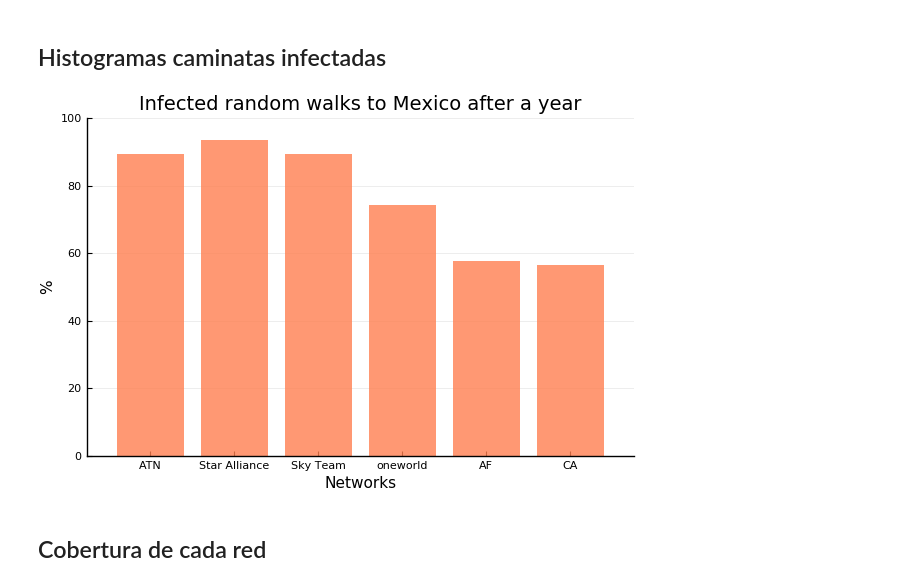
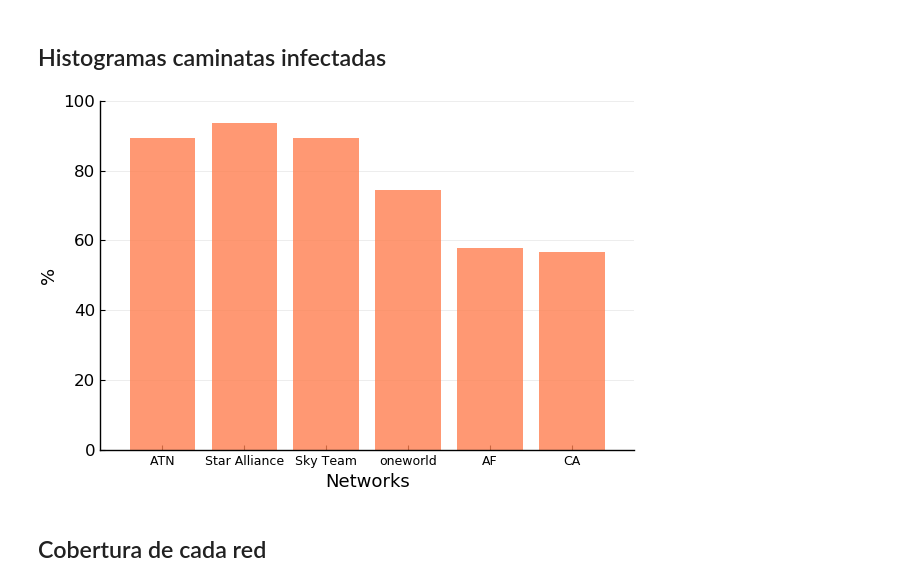
Before and after one commit to Yuriyama/Coronavirus, a Jupyter notebook: Graficas.ipynb, the cells around one changed output. Saved outputs shown, nothing was run; the diff lists cells and outputs as text; code cells hidden in the pictures.

```diff
--- a/Graficas.ipynb
+++ b/Graficas.ipynb
@@ -241,21 +251,24 @@ busca_aeropuerto
 # %%
 #Airlines porcentaje_WUH_inf_MX
 
 red_inf = ["ATN", "Star Alliance", "Sky Team", "oneworld", "AF", "CA"]
 porcentaje_inf = [89.4, 93.6, 89.3, 74.4, 57.7, 56.6]
 
 graph = Plots.bar(red_inf, porcentaje_inf,
     fillcolor = :coral,
     alpha = 0.8,
     grid = :y,
     linealpha = 0,
-    title = "Infected random walks to Mexico after a year",
+    #title = "Infected random walks to Mexico after a year",
     xlabel = "Networks",
     ylabel = "%",
+    xtickfont = font(9, "Courier"),
+    ytickfont = font(12, "Courier"),
+    guidefontsize = 13,
     legend = :none,
     ylims = (0,100))
 # %% [output]
-[figure, old version]
+[figure, new version]
 # %% [markdown]
 ## Cobertura de cada red
 # %%
```
Also changed, not shown: parts of 4 cells of this notebook, 1 other file.
